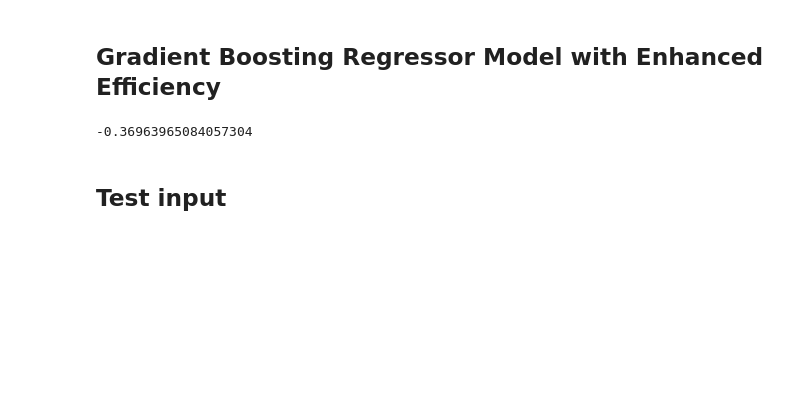
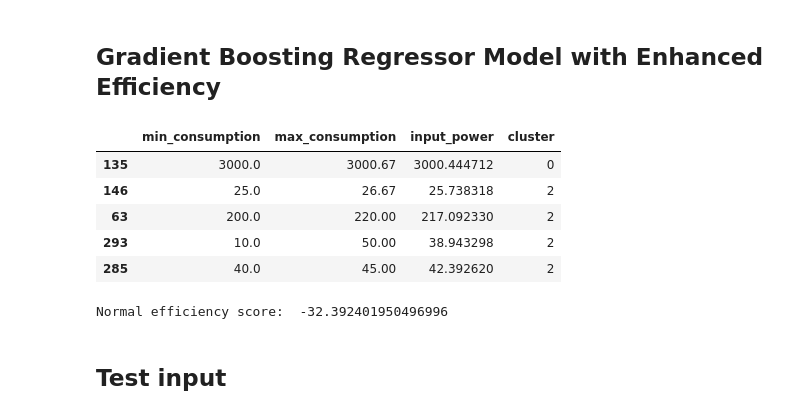
Before and after one commit to Xer0bit/Energy-Efficiency-Enhancement, a Jupyter notebook: Train.ipynb, the cells around one changed output. Cells and saved outputs as stored; diff of their text form; code cells hidden in the pictures; blank space fills up the shorter version.

Commit message:
cluster

```diff
--- a/Train.ipynb
+++ b/Train.ipynb
@@ -287,14 +261,23 @@ plt.show()
 # %% [markdown]
 ## Gradient Boosting Regressor Model with Enhanced Efficiency
+# %%
+X_train['cluster'] = y_hc
+X_train.head()
+# %% [output]
+|  | min_consumption | max_consumption | input_power | cluster |
+| 135 | 3000.0 | 3000.67 | 3000.444712 | 0 |
+| 146 | 25.0 | 26.67 | 25.738318 | 2 |
+| 63 | 200.0 | 220.00 | 217.092330 | 2 |
+| 293 | 10.0 | 50.00 | 38.943298 | 2 |
+| 285 | 40.0 | 45.00 | 42.392620 | 2 |
 # %%
-X = data[['min_consumption', 'max_consumption', 'input_power']]
-y = data['Enhanced_efficiency']
 X_train, X_test, y_train, y_test = train_test_split(X, y, test_size=0.2, random_state=0)
-K_centroid = GradientBoostingRegressor(random_state=0)
-K_centroid.fit(X_train, y_train)
-K_centroid.score(X_test, y_test)
+Enhanced = GradientBoostingRegressor(random_state=0)
+Enhanced.fit(X_train, y_train)
+Enhanced.score(X_test, y_test)
+print("Normal efficiency score: ", Normal.score(X_test, y_test))
 # %% [output]
--0.36963965084057304
+Normal efficiency score:  -32.392401950496996
 # %% [markdown]
 ## Test input
 # %%
```
Also changed, not shown: parts of 14 cells of this notebook.
